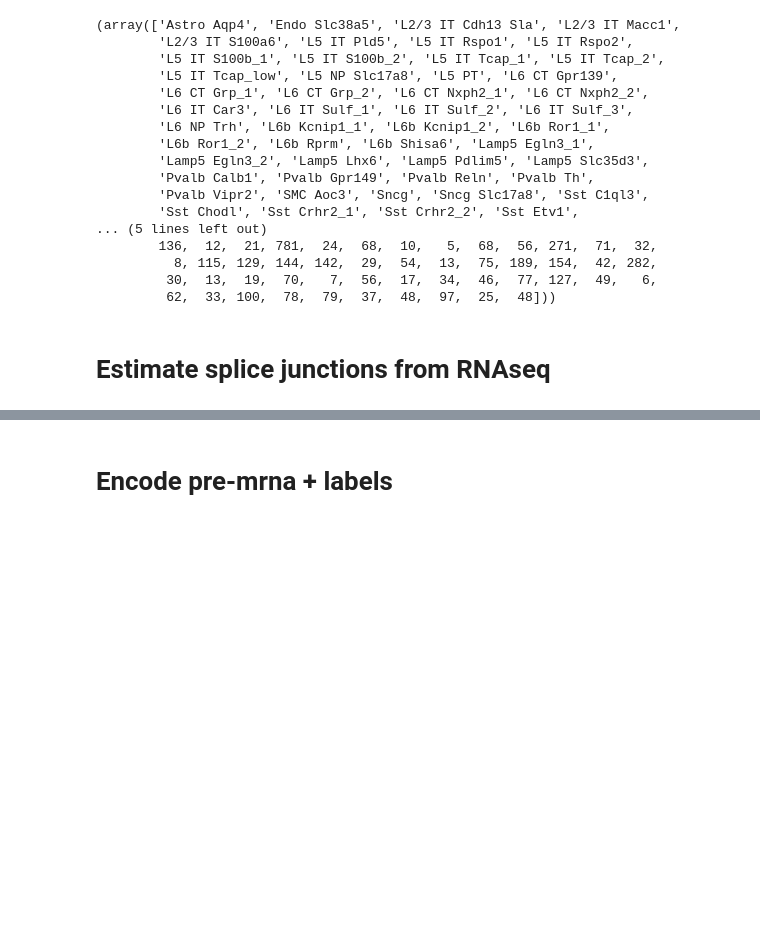
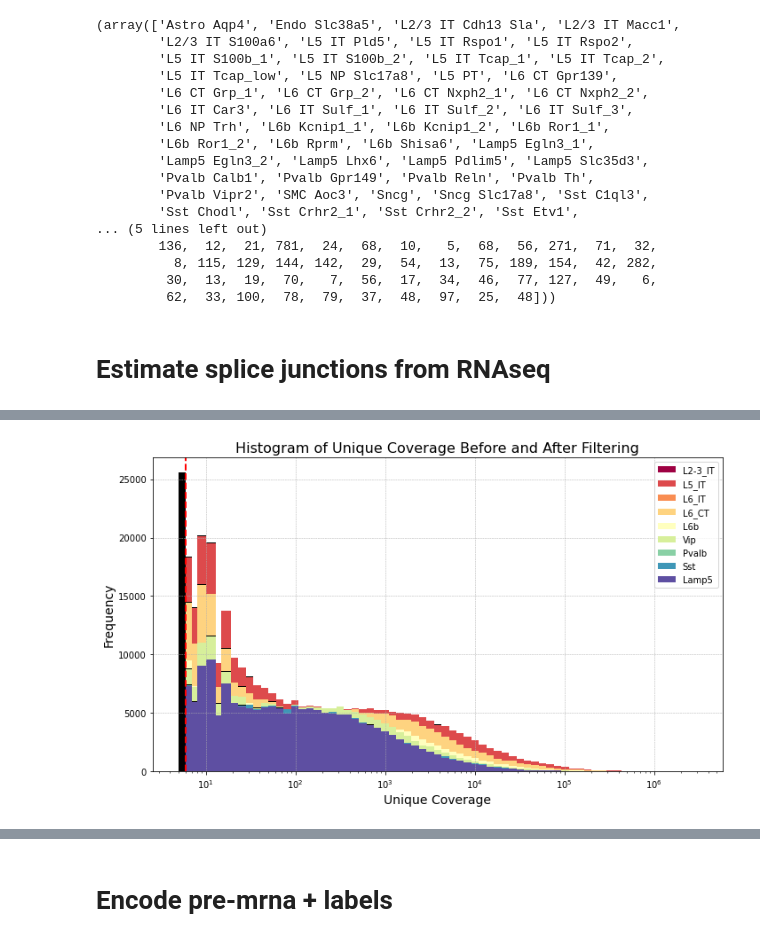
Before and after one commit to dmnburrows/deepNN_splice, a Jupyter notebook: data_process.ipynb, the cells around one changed output, grey strips where cells are left out. Saved outputs shown, nothing was run; the diff lists cells and outputs as text; code cells hidden in the pictures; blank space fills up the shorter version.

Commit message:
01 base conversion and processing all

```diff
--- a/data_process.ipynb
+++ b/data_process.ipynb
@@ -1078 +1071,68 @@ sj
+# %%
+# Process all cells
+#===================================
+gaba_l = [ 'Vip', 'Pvalb', 'Sst', 'Lamp5']
+glu_l = ['L2-3_IT', 'L5_IT', 'L6_IT', 'L6_CT', 'L6b']
+name_l = glu_l + gaba_l
+
+#PARS
+min_unq = 5
+min_overhang = 5
+min_sjdist = 30
+path = '/cndd2/dburrows/DATA/splice/smartseq-rna_MOp_biccn/pseudobulk/gran1/'
+
+for cell in name_l:
+    sj = pd.read_csv(path + cell + '/SJ.out.tab',
+                     sep='\t', header=None, names=['chromosome', 'SJ_start', 'SJ_end', 'strand', 'intron_motif', 'annotated',
+                                                     'n_unq', 'n_mult', 'overhang'])
+
+    sj_bed = pf.STARSJ_to_bed(sj, cell, min_unq, min_overhang, min_sjdist)
+    sj_bed.to_csv(path + cell + '/SJ.bed', sep='\t', index=False)
+# %%
+#Visualise filtering ->
+#Plot unique coverage
+#===================================
+gaba_l = [ 'Vip', 'Pvalb', 'Sst', 'Lamp5']
+glu_l = ['L2-3_IT', 'L5_IT', 'L6_IT', 'L6_CT', 'L6b']
+name_l = glu_l + gaba_l
+
+fig, ax = plt.subplots(figsize=(10, 6))
+b = np.geomspace(5, max(sj['n_unq']), 70).astype(int)
+colormap = plt.cm.get_cmap('Spectral', len(name_l))
+
+#PARS
+min_unq = 5
+min_overhang = 5
+min_sjdist = 30
+path = '/cndd2/dburrows/DATA/splice/smartseq-rna_MOp_biccn/pseudobulk/gran1/'
+for x,cell in enumerate(name_l):
+    sj = pd.read_csv(path + cell + '/SJ.out.tab',
+                     sep='\t', header=None, names=['chromosome', 'SJ_start', 'SJ_end', 'strand', 'intron_motif', 'annotated',
+                                                     'n_unq', 'n_mult', 'overhang'])
+
+    sj_bed = pf.STARSJ_to_bed(sj, cell, min_unq, min_overhang, min_sjdist)
+
+    plt.hist(sj['n_unq'],bins=b, color = 'k')
+    plt.hist(sj_bed.loc[::2]['n_unq'],bins=b, color=colormap(x), alpha=1, label = cell)
+
+ax.set_xscale('log')
+
+# Enhance plot legibility with more descriptive axis labels and a title.
+ax.set_xlabel('Unique Coverage', fontsize=14)
+ax.set_ylabel('Frequency', fontsize=14)
+ax.set_title('Histogram of Unique Coverage Before and After Filtering', fontsize=16)
+
+# Adding a grid for easier interpretation of the plot. The 'which="both"' option includes major and minor ticks.
+ax.grid(True, which="major", ls="--", linewidth=0.5)
+
+# Adding a legend to distinguish between the original and filtered data visually.
+ax.legend()
+plt.axvline(min_unq+1,0,1, c = 'red', linewidth=2, linestyle='--')
+# This command adjusts the subplot params so that the subplot(s) fits in the figure area.
+plt.tight_layout()
+
+# Display the plot
+plt.show()
+# %% [output]
+[figure, added]
 # %%
```
Also changed, not shown: parts of 23 cells of this notebook, 1 other file.
